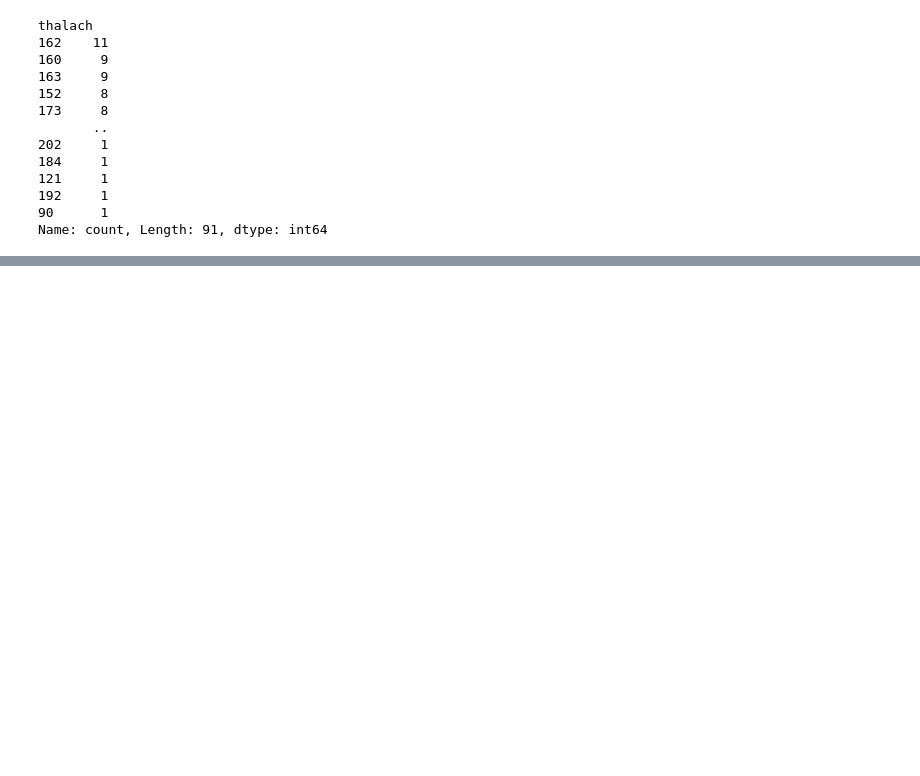
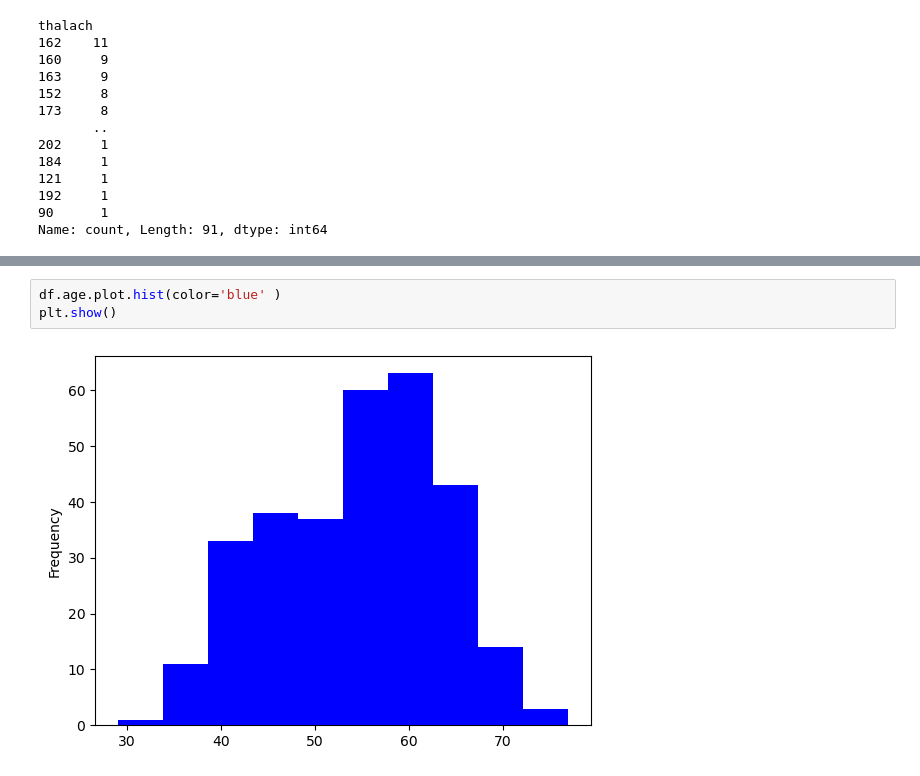
Before and after one commit to EchoByte204/Heart_disease_Classification, a Jupyter notebook: heart_disease_classification.ipynb, the cells around one changed output, grey strips where cells are left out. Saved outputs shown, nothing was run; the diff lists cells and outputs as text; blank space fills up the shorter version.

```diff
--- a/heart_disease_classification.ipynb
+++ b/heart_disease_classification.ipynb
@@ -144,0 +155,5 @@ Name: count, Length: 91, dtype: int64
+# %%
+df.age.plot.hist(color='blue' )
+plt.show()
+# %% [output]
+[figure, added]
```
Also changed, not shown: parts of 6 cells of this notebook.
